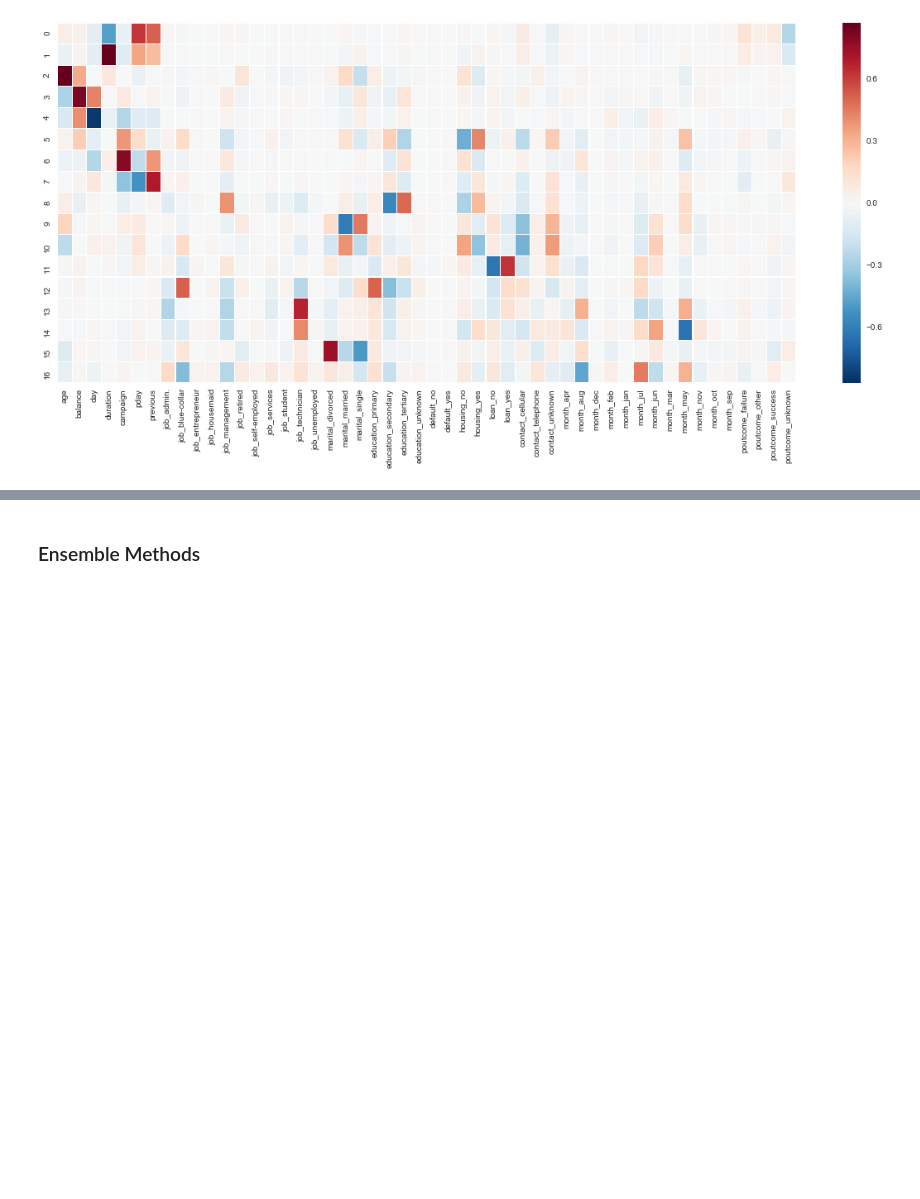
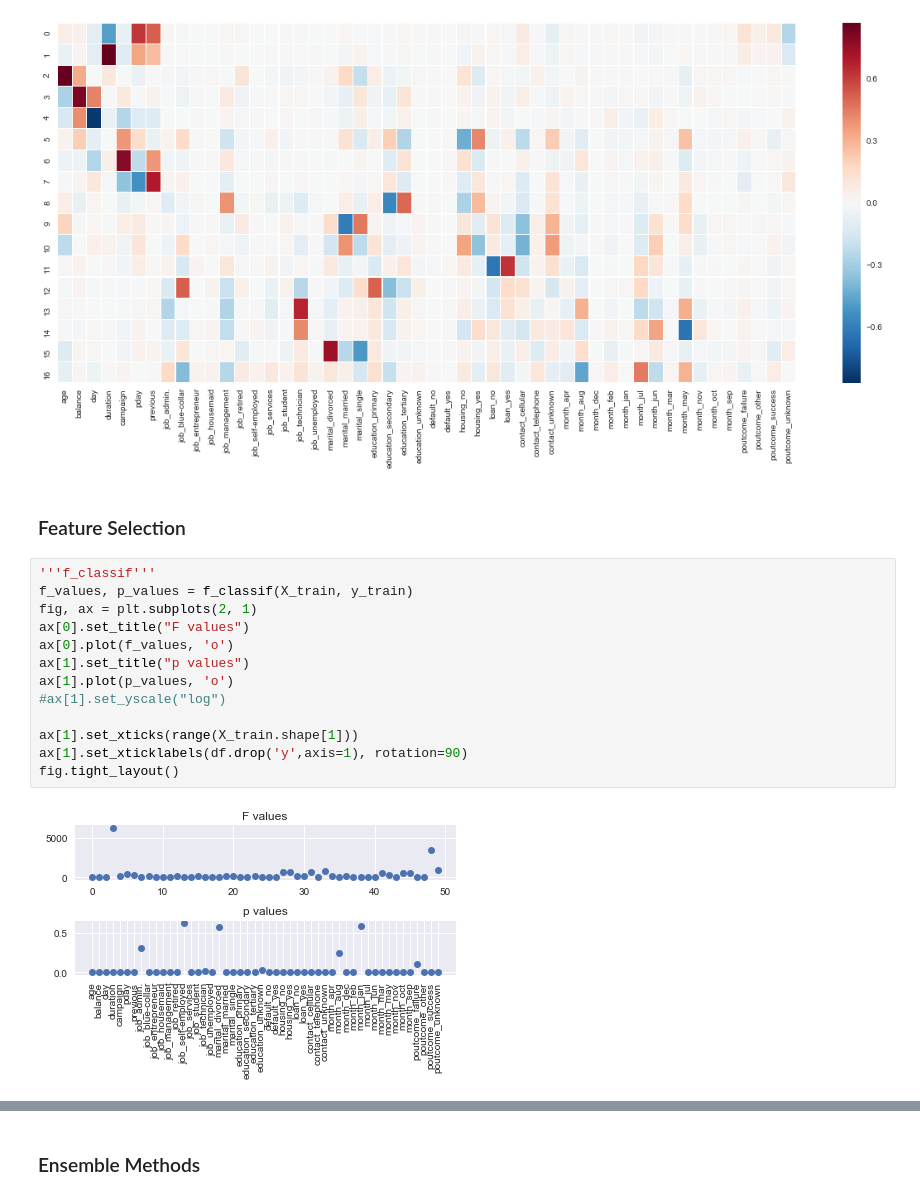
Before and after one commit to lingblahblah/Big-Data-in-Finance, a Jupyter notebook: Data Analysis.ipynb, the cells around one changed output, grey strips where cells are left out. Saved outputs shown, nothing was run; the diff lists cells and outputs as text; blank space fills up the shorter version.

Commit message:
feature selection

```diff
--- a/Data Analysis.ipynb
+++ b/Data Analysis.ipynb
@@ -300,3 +300,20 @@ sns.heatmap(pd.DataFrame(pca.components_[0:17,:], columns = col), ax=ax, annot=F
 # %% [output]
 <matplotlib.axes._subplots.AxesSubplot at 0x...>
 [figure]
+# %% [markdown]
+### Feature Selection
+# %%
+'''f_classif'''
+f_values, p_values = f_classif(X_train, y_train)
+fig, ax = plt.subplots(2, 1)
+ax[0].set_title("F values")
+ax[0].plot(f_values, 'o')
+ax[1].set_title("p values")
+ax[1].plot(p_values, 'o')
+#ax[1].set_yscale("log")
+
+ax[1].set_xticks(range(X_train.shape[1]))
+ax[1].set_xticklabels(df.drop('y',axis=1), rotation=90)
+fig.tight_layout()
+# %% [output]
+[figure, added]
```
Also changed, not shown: parts of 4 cells of this notebook.
